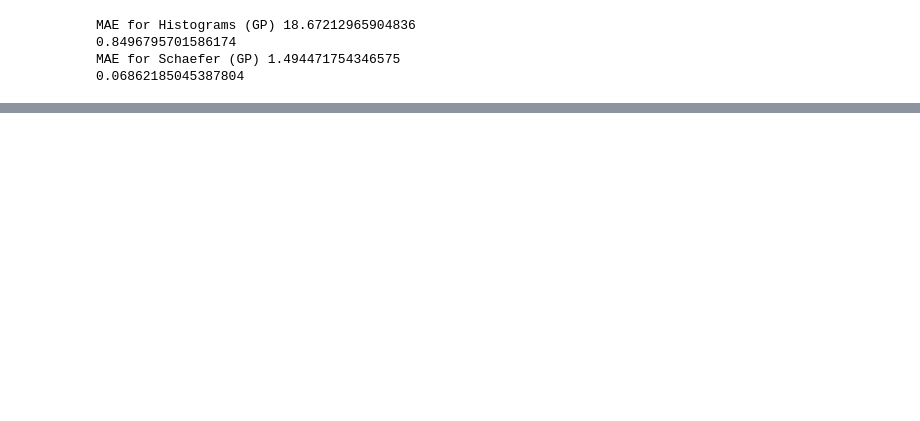
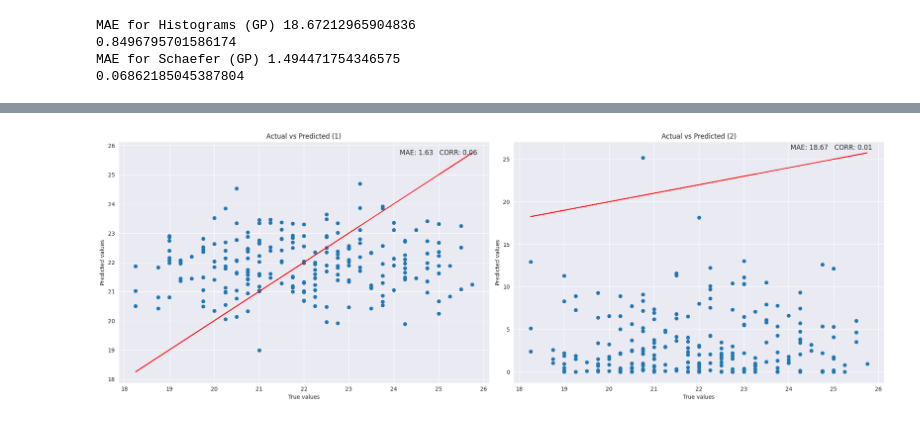
Before and after one commit to Cup-cake-lover/Julearn_predictions, a Jupyter notebook: AOMICID_1000_agepreds.ipynb, the cells around one changed output, grey strips where cells are left out. Saved outputs shown, nothing was run; the diff lists cells and outputs as text; code cells hidden in the pictures; blank space fills up the shorter version.

Commit message:
added scatter plots

```diff
--- a/AOMICID_1000_agepreds.ipynb
+++ b/AOMICID_1000_agepreds.ipynb
@@ -207,0 +210,45 @@ BokehModel(combine_events=True, render_bundle={'docs_json': {'86f5901d-391d-4787
+# %%
+from sklearn.metrics import mean_absolute_error
+import numpy as np
+import matplotlib.pyplot as plt
+
+def return_preds(*inspectors):
+    n = len(inspectors)
+    fig, axes = plt.subplots(1, n, figsize=(10 * n, 7))
+    sns.set_style("darkgrid")
+
+    if n == 1:
+        axes = [axes]
+
+    for i, inspector in enumerate(inspectors):
+        fold_predictions = inspector.folds.predict()
+        y_true = fold_predictions['target']
+        y_pred = fold_predictions['repeat0_p0']
+
+        mae = format(mean_absolute_error(y_true, y_pred), ".2f")
+        corr = format(np.corrcoef(y_pred, y_true)[1, 0], ".2f")
+
+        ax = axes[i]
+        ax.scatter(y_true, y_pred)
+        ax.plot(y_true, y_true, color='red')
+        xmin, xmax = ax.get_xlim()
+        ymin, ymax = ax.get_ylim()
+        text = "MAE: " + str(mae) + "   CORR: " + str(corr)
+        ax.set(xlabel="True values", ylabel="Predicted values")
+        ax.set_title(f"Actual vs Predicted ({i + 1})")
+        ax.text(
+            xmax - 0.01 * xmax,
+            ymax - 0.01 * ymax,
+            text,
+            verticalalignment="top",
+            horizontalalignment="right",
+            fontsize=12,
+        )
+        #ax.axis("scaled")
+
+    plt.tight_layout()
+    plt.show()
+# %%
+return_preds(inspector_hists_ridge,inspector_hists_gauss)
+# %% [output]
+[figure, added]
```
Also changed, not shown: parts of 9 cells of this notebook.
